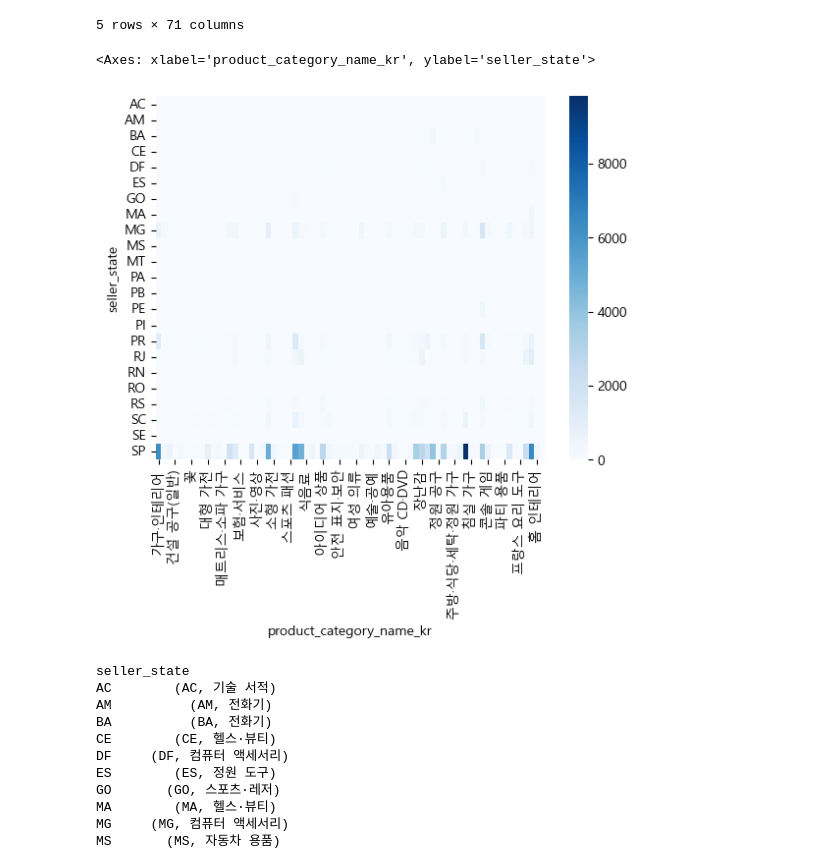
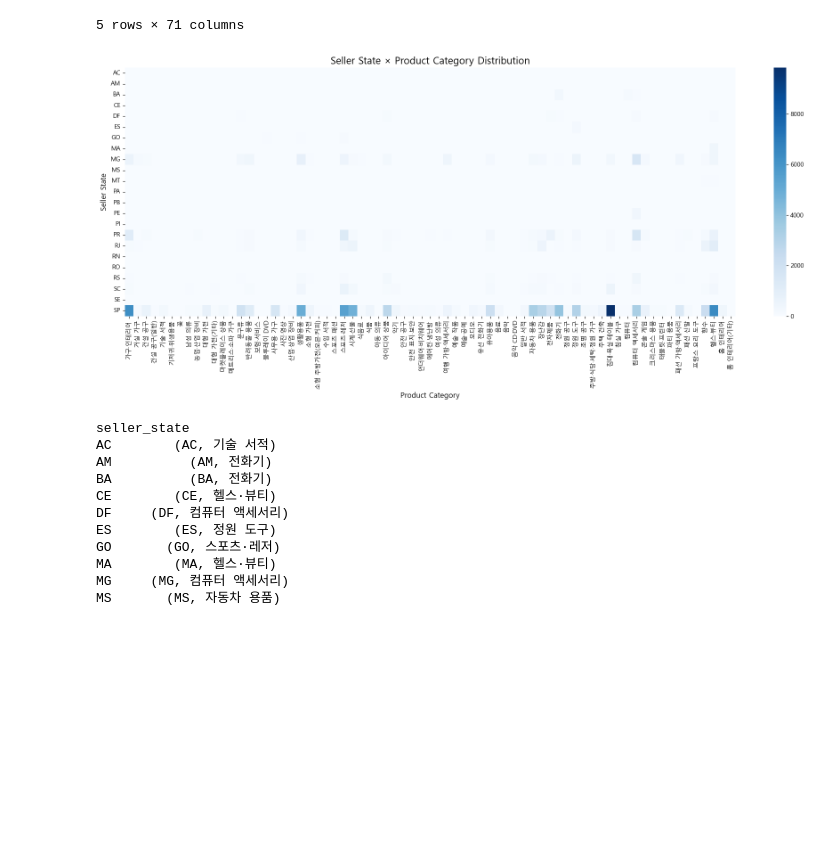
Before and after one commit to yoohengu/olist, a Jupyter notebook: notebooks/eda.ipynb, the cells around one changed output. Saved outputs shown, nothing was run; the diff lists cells and outputs as text; code cells hidden in the pictures; blank space fills up the shorter version.

```diff
--- a/notebooks/eda.ipynb
+++ b/notebooks/eda.ipynb
@@ -330,11 +346,25 @@ pivot.head(5)
 | DF | 25 | 7 | 12 | 0 | 0 | 0 | 0 | 0 | 0 | ... |
 5 rows × 71 columns
 # %%
-sns.heatmap(pivot, cmap="Blues")
-## 모든 카테고리가 보이지 않는다
+plt.figure(figsize=(18,8))
+
+sns.heatmap(
+    pivot,
+    cmap="Blues"
+)
+
+plt.title("Seller State × Product Category Distribution", fontsize=16)
+plt.xlabel("Product Category", fontsize=12)
+plt.ylabel("Seller State", fontsize=12)
+
+plt.xticks(rotation=90)
+plt.yticks(rotation=0)
+
+plt.tight_layout()
+
+plt.show()
 # %% [output]
-<Axes: xlabel='product_category_name_kr', ylabel='seller_state'>
-[figure, old version]
+[figure, new version]
 # %%
 state_top_category = df1.groupby(
     ["seller_state","product_category_name_kr"]
```
Also changed, not shown: parts of 5 cells of this notebook, 1 other file.
